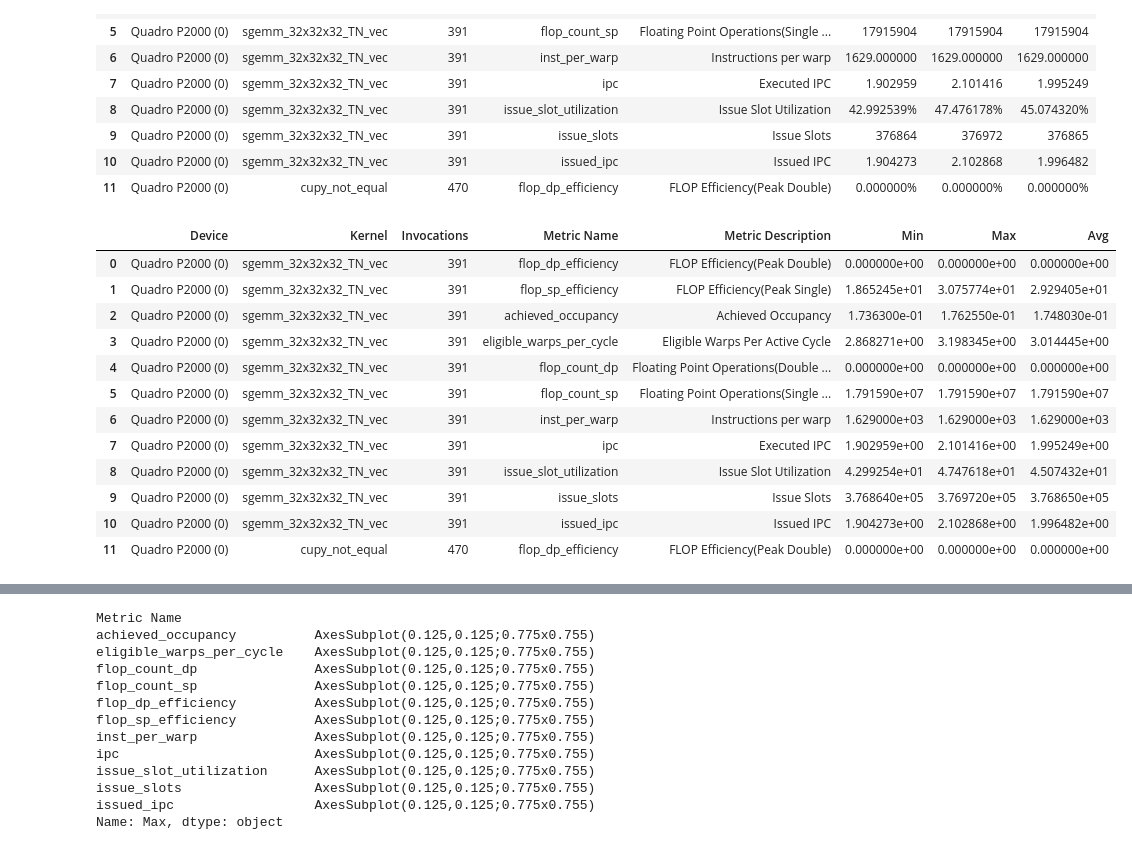
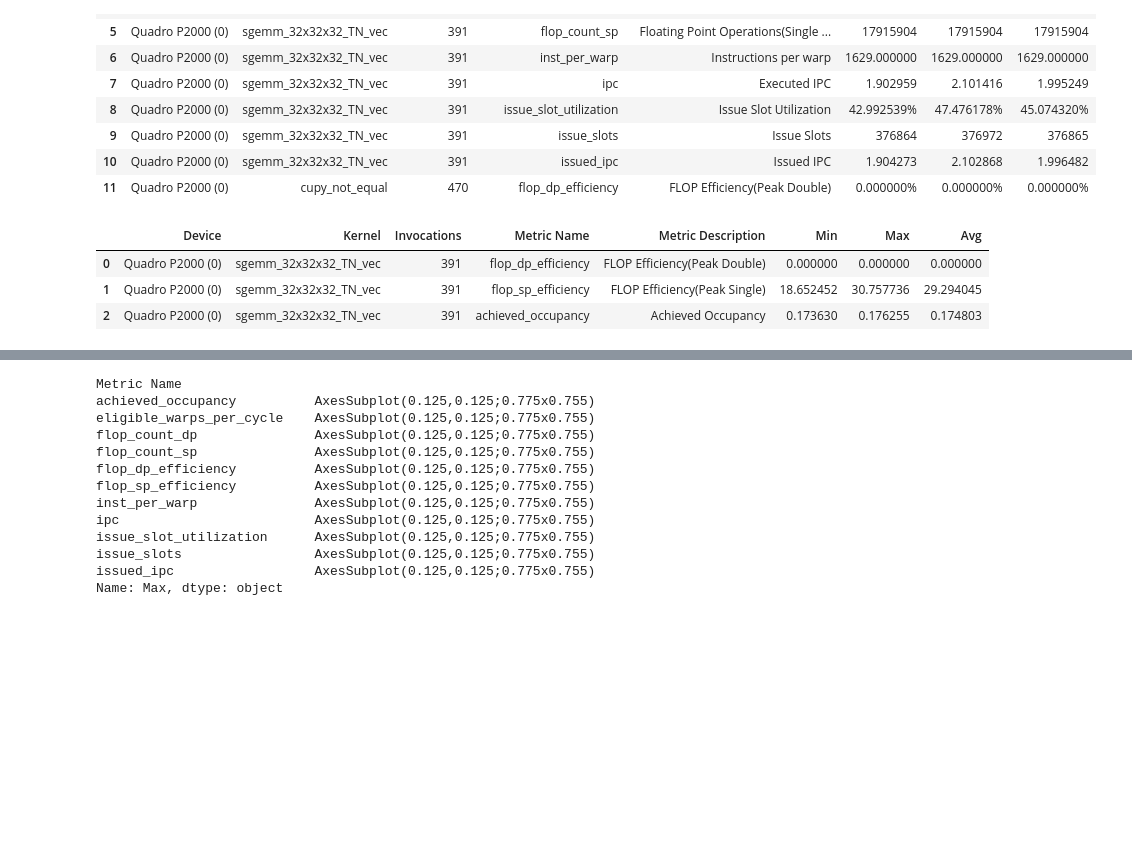
Before and after one commit to pyotr777/mlbenchmarks, a Jupyter notebook: Chainer/mouse_cifar_b128_metrics.ipynb, the cells around one changed output, grey strips where cells are left out. Drawn from its saved outputs; the diff is of its cells as text; code cells hidden in the pictures; blank space fills up the shorter version.

```diff
--- a/Chainer/mouse_cifar_b128_metrics.ipynb
+++ b/Chainer/mouse_cifar_b128_metrics.ipynb
@@ -55,21 +55,12 @@ def parseFloat(str):
     return None
 # %%
 nvprof.iloc[:,5:8] = nvprof.iloc[:,5:8].applymap(parseFloat)
-nvprof.iloc[:12]
+nvprof.iloc[:3]
 # %% [output]
 |  | Device | Kernel | Invocations | Metric Name | Metric Description | Min | Max | Avg |
-| 0 | Quadro P2000 (0) | sgemm_32x32x32_TN_vec | 391 | flop_dp_efficiency | FLOP Efficiency(Peak Double) | 0.000000e+00 | 0.000000e+00 | 0.000000e+00 |
-| 1 | Quadro P2000 (0) | sgemm_32x32x32_TN_vec | 391 | flop_sp_efficiency | FLOP Efficiency(Peak Single) | 1.865245e+01 | 3.075774e+01 | 2.929405e+01 |
-| 2 | Quadro P2000 (0) | sgemm_32x32x32_TN_vec | 391 | achieved_occupancy | Achieved Occupancy | 1.736300e-01 | 1.762550e-01 | 1.748030e-01 |
-| 3 | Quadro P2000 (0) | sgemm_32x32x32_TN_vec | 391 | eligible_warps_per_cycle | Eligible Warps Per Active Cycle | 2.868271e+00 | 3.198345e+00 | 3.014445e+00 |
-| 4 | Quadro P2000 (0) | sgemm_32x32x32_TN_vec | 391 | flop_count_dp | Floating Point Operations(Double ... | 0.000000e+00 | 0.000000e+00 | 0.000000e+00 |
-| 5 | Quadro P2000 (0) | sgemm_32x32x32_TN_vec | 391 | flop_count_sp | Floating Point Operations(Single ... | 1.791590e+07 | 1.791590e+07 | 1.791590e+07 |
-| 6 | Quadro P2000 (0) | sgemm_32x32x32_TN_vec | 391 | inst_per_warp | Instructions per warp | 1.629000e+03 | 1.629000e+03 | 1.629000e+03 |
-| 7 | Quadro P2000 (0) | sgemm_32x32x32_TN_vec | 391 | ipc | Executed IPC | 1.902959e+00 | 2.101416e+00 | 1.995249e+00 |
-| 8 | Quadro P2000 (0) | sgemm_32x32x32_TN_vec | 391 | issue_slot_utilization | Issue Slot Utilization | 4.299254e+01 | 4.747618e+01 | 4.507432e+01 |
-| 9 | Quadro P2000 (0) | sgemm_32x32x32_TN_vec | 391 | issue_slots | Issue Slots | 3.768640e+05 | 3.769720e+05 | 3.768650e+05 |
-| 10 | Quadro P2000 (0) | sgemm_32x32x32_TN_vec | 391 | issued_ipc | Issued IPC | 1.904273e+00 | 2.102868e+00 | 1.996482e+00 |
-| 11 | Quadro P2000 (0) | cupy_not_equal | 470 | flop_dp_efficiency | FLOP Efficiency(Peak Double) | 0.000000e+00 | 0.000000e+00 | 0.000000e+00 |
+| 0 | Quadro P2000 (0) | sgemm_32x32x32_TN_vec | 391 | flop_dp_efficiency | FLOP Efficiency(Peak Double) | 0.000000 | 0.000000 | 0.000000 |
+| 1 | Quadro P2000 (0) | sgemm_32x32x32_TN_vec | 391 | flop_sp_efficiency | FLOP Efficiency(Peak Single) | 18.652452 | 30.757736 | 29.294045 |
+| 2 | Quadro P2000 (0) | sgemm_32x32x32_TN_vec | 391 | achieved_occupancy | Achieved Occupancy | 0.173630 | 0.176255 | 0.174803 |
 # %%
 def plotDistribution(df,metric):
     rot = 30
```
Also changed, not shown: parts of 9 cells of this notebook, 17 other files.
